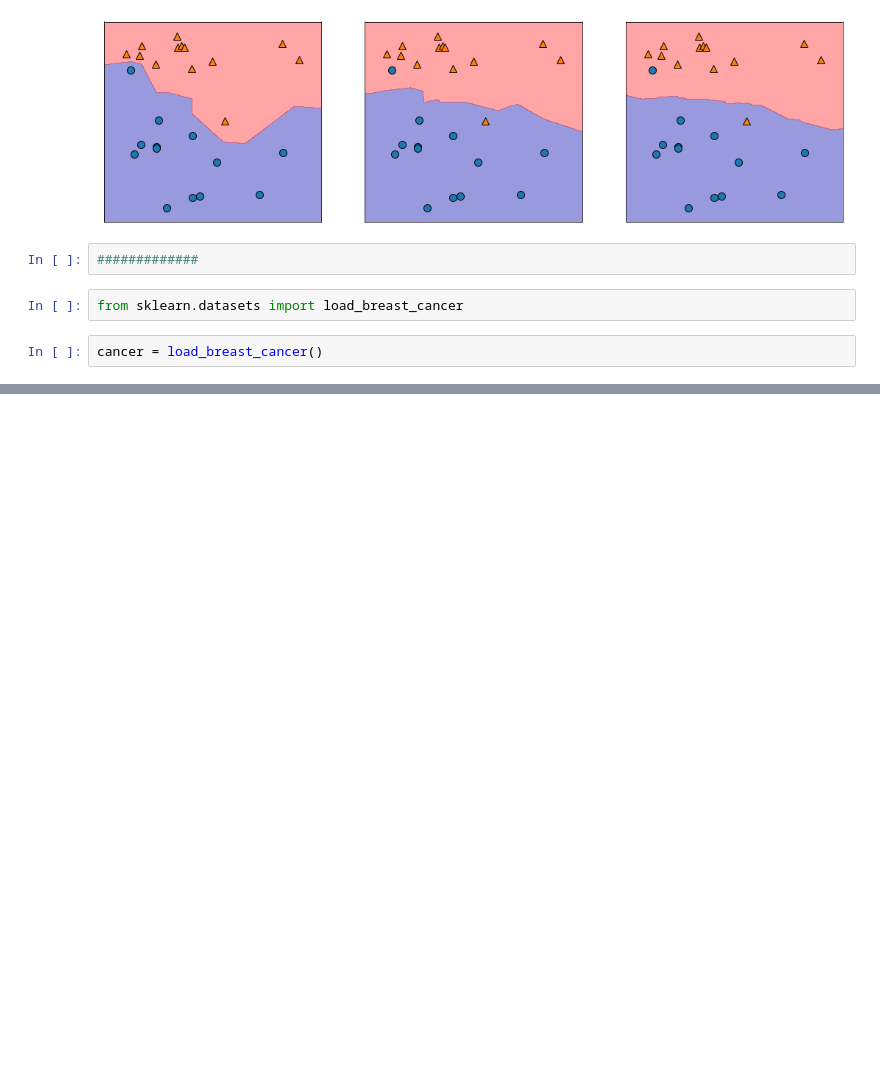
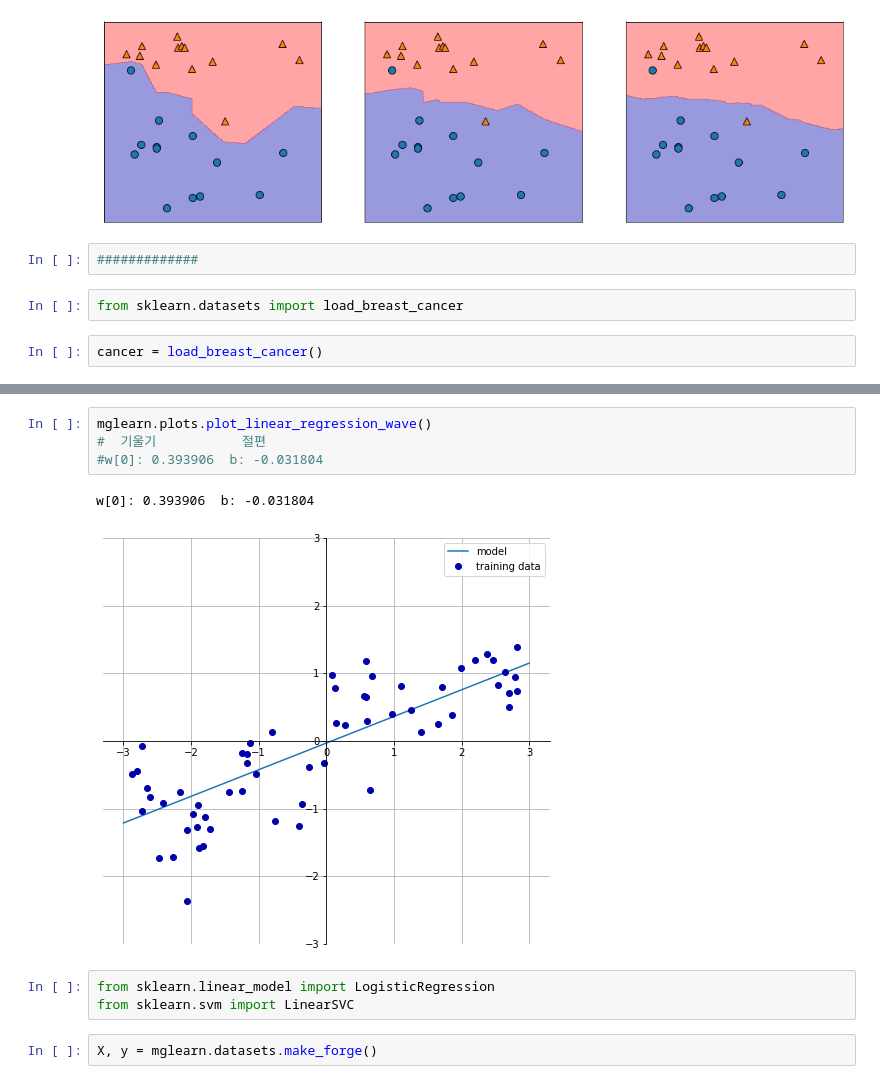
Before and after one commit to gotocernlikelion/study_ai, a Jupyter notebook: day03.ipynb, the cells around one changed output, grey strips where cells are left out. Cells and saved outputs as stored; diff of their text form; blank space fills up the shorter version.

```diff
--- a/day03.ipynb
+++ b/day03.ipynb
@@ -380,0 +422,12 @@ cancer # data 가 X 값, target 이 y 값.
+# %%
+mglearn.plots.plot_linear_regression_wave()
+#  기울기           절편
+#w[0]: 0.393906  b: -0.031804
+# %% [output]
+w[0]: 0.393906  b: -0.031804
+[figure, added]
+# %%
+from sklearn.linear_model import LogisticRegression
+from sklearn.svm import LinearSVC
+# %%
+X, y = mglearn.datasets.make_forge()
```
Also changed, not shown: parts of 34 cells of this notebook.
